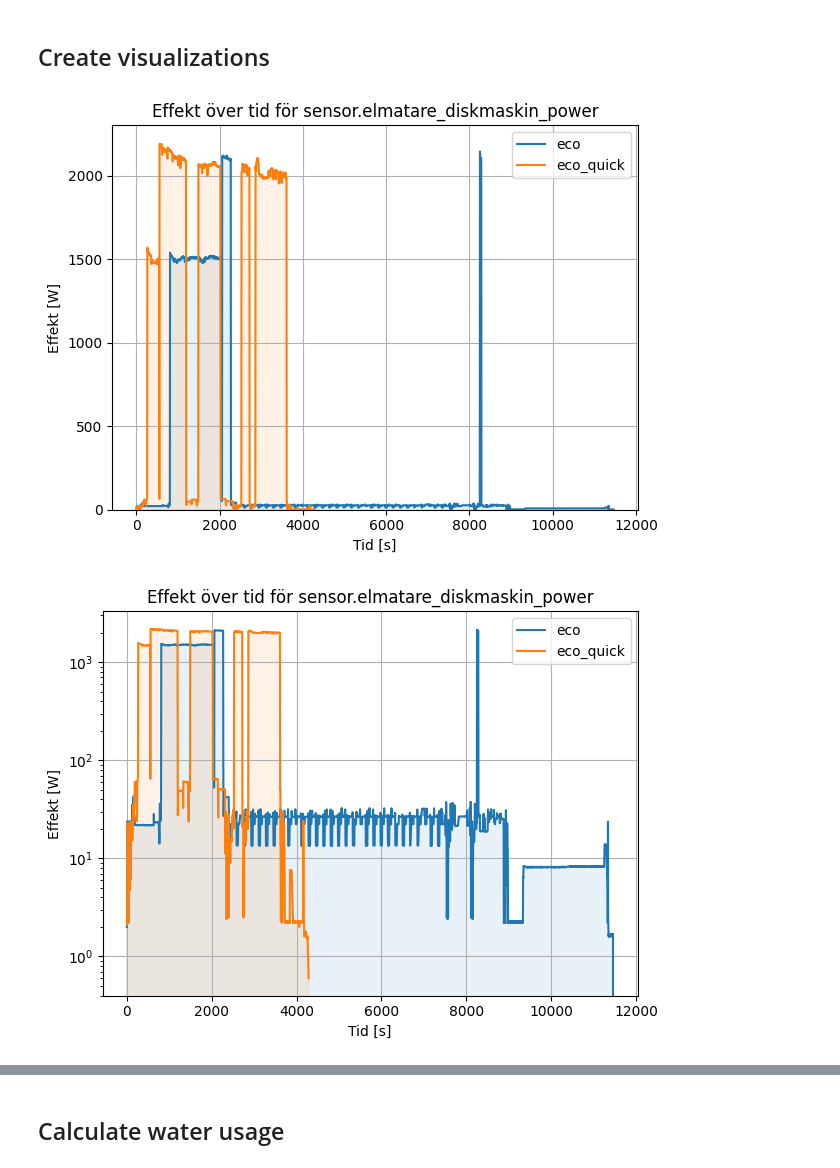
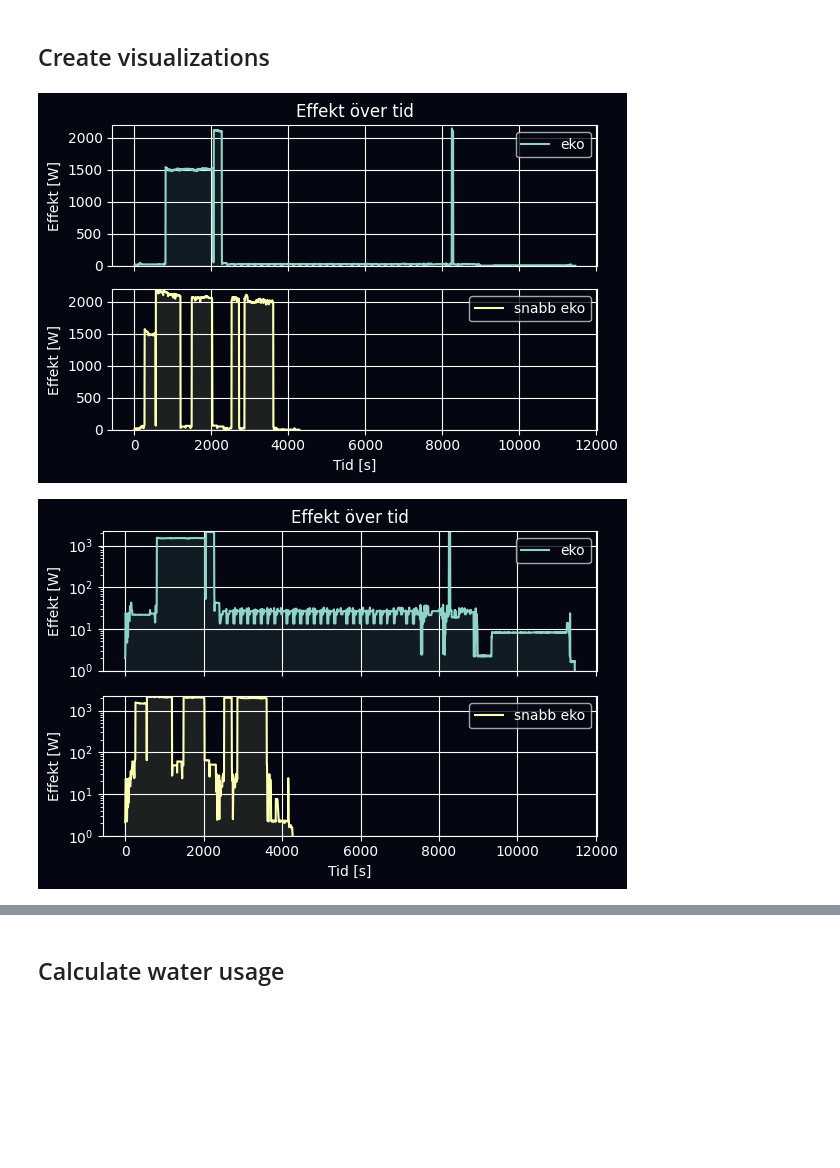
Before and after one commit to Kladdy/dishwasher-eco-mode, a Jupyter notebook: dishwasher-eco-mode.ipynb, the cells around one changed output, grey strips where cells are left out. Cells and saved outputs as stored; diff of their text form; code cells hidden in the pictures; blank space fills up the shorter version.

Commit message:
Update plots to have one plot per mode

```diff
--- a/dishwasher-eco-mode.ipynb
+++ b/dishwasher-eco-mode.ipynb
@@ -5,6 +5,8 @@
 # %%
 import numpy as np
 import matplotlib.pyplot as plt
+import matplotlib as mpl
+import matplotlib.axes
 from pathlib import Path
 from dataclasses import dataclass
 from datetime import datetime
@@ -17,7 +19,7 @@ ureg = UnitRegistry()
 
 FILE_FORMAT = "svg"
 
-DARK_MODE = False
+DARK_MODE = True
 if DARK_MODE:
     plt.style.use("dark_background")
     plt.rcParams["figure.facecolor"] = "#040711"  # Figure background
@@ -27,6 +29,9 @@ else:
     plt.rcParams["figure.facecolor"] = "white"
     plt.rcParams["axes.facecolor"] = "white"
 
+# Get the default color cycle
+default_colors = mpl.rcParams["axes.prop_cycle"].by_key()["color"]
+
 # Define paths
 data_path = "data"
 plots_dir = "plots/dark" if DARK_MODE else "plots/light"
@@ -45,6 +50,11 @@ class DataPoint:
 # %% [markdown]
 ## Load data, filter data, construct objects
 # %%
+mode_labels = {
+    "eco": "eko",
+    "eco_quick": "snabb eko",
+}
+
 modes = ["eco", "eco_quick"]
 entity_id = "sensor.elmatare_diskmaskin_power"
 START_STOP_THRESHOLD = 1.0  # Watts, below which we consider the machine to be off in the beginning and end of the data
@@ -103,37 +113,53 @@ Removing trailing data point with state 0.0 for eco_quick at 2025-05-18 15:48:46
 # %% [markdown]
 ## Create visualizations
 # %%
-# Power vs time
-for mode in modes:
+import matplotlib.pyplot as plt
+
+# Prepare figure 0 (linear scale)
+fig0, axes0 = plt.subplots(nrows=len(modes), sharex=True, figsize=(6, 2 * len(modes)))
+# Prepare figure 1 (log scale)
+fig1, axes1 = plt.subplots(nrows=len(modes), sharex=True, figsize=(6, 2 * len(modes)))
+
+# If only one mode, axes won't be a list
+if len(modes) == 1:
+    axes0 = [axes0]
+    axes1 = [axes1]
+
+# Compute global y-limits for power plots
+all_power_values = [x.state for mode in modes for x in data_points[mode]]
+power_y_max = max(all_power_values)
+
+for idx, mode in enumerate(modes):
     x = [x.seconds_elapsed for x in data_points[mode]]
     y = [x.state for x in data_points[mode]]
+    color = default_colors[idx % len(default_colors)]  # cycle through default colors
 
-    plt.figure(0)
-    plt.plot(x, y, label=mode)
+    # Plot in linear scale figure
+    ax0 = axes0[idx]
+    ax0.plot(x, y, label=mode_labels[mode], color=color)
+    ax0.fill_between(x=x, y1=y, color=color, alpha=0.1)
+    ax0.set_ylabel("Effekt [W]")
+    ax0.legend()
+    ax0.grid()
+    ax0.set_ylim(0, power_y_max)  # Linear scale
 
-    # Fill between with the color of the line
-    plt.fill_between(x=x, y1=y, color=plt.gca().lines[-1].get_color(), alpha=0.1)
-
-    plt.figure(1)
-    plt.semilogy(x, y, label=mode)
-
-    # Fill between with the color of the line
-    plt.fill_between(x=x, y1=y, color=plt.gca().lines[-1].get_color(), alpha=0.1)
+    # Plot in log scale figure
+    ax1 = axes1[idx]
+    ax1.semilogy(x, y, label=mode_labels[mode], color=color)
+    ax1.fill_between(x=x, y1=y, color=color, alpha=0.1)
+    ax1.set_ylabel("Effekt [W]")
+    ax1.legend()
+    ax1.grid()
+    ax1.set_ylim(1, power_y_max)  # Log scale (avoid log(0))
 
 
-for figure_idx in [0, 1]:
-    plt.figure(figure_idx)
-    plt.ylim(bottom=0)
-    plt.legend()
-    plt.xlabel("Tid [s]")
-    plt.ylabel("Effekt [W]")
-    plt.title(f"Effekt över tid för {entity_id}")
-    plt.tight_layout()
-    plt.grid()
-    plt.savefig(
-        plots_path / f"power_vs_time_{entity_id}_{figure_idx}.{FILE_FORMAT}", facecolor=plt.gcf().get_facecolor()
-    )
+# Set common x-label and titles
+for fig, ax_list, fig_idx in zip([fig0, fig1], [axes0, axes1], [0, 1]):
+    ax_list[-1].set_xlabel("Tid [s]")  # Only the bottom subplot gets the x-axis label
+    ax_list[0].set_title(f"Effekt över tid")
+    fig.tight_layout()
+    fig.savefig(plots_path / f"power_vs_time_{entity_id}_{fig_idx}.{FILE_FORMAT}", facecolor=fig.get_facecolor())
 # %% [output]
-[figure, old version]
+[figure, new version]
-[figure, old version]
+[figure, new version]
 # %%
```
Also changed, not shown: parts of 1 cell of this notebook, 6 other files.
